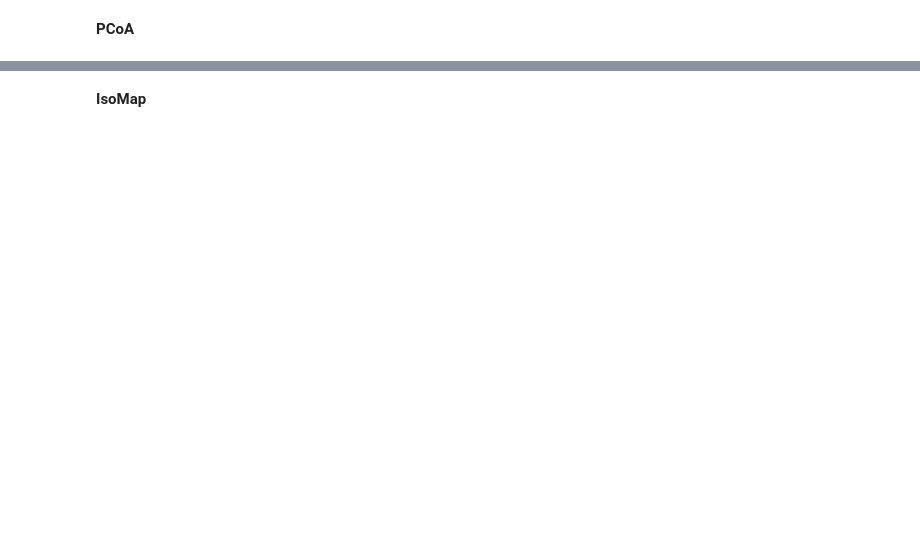
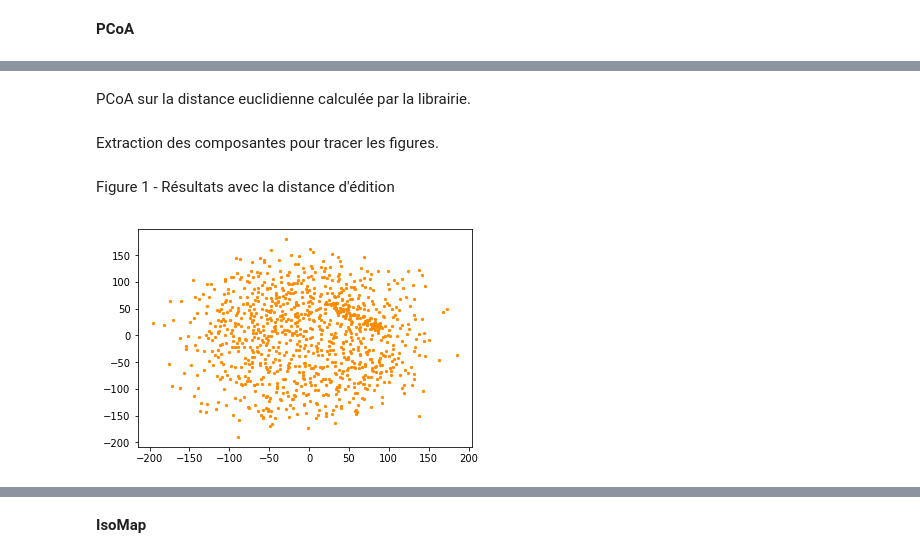
Before and after one commit to Eduard-Voiculescu/Travail_1_IFT_3700, a Jupyter notebook: Travail_1-IFT-3700.ipynb, the cells around one changed output, grey strips where cells are left out. Cells and saved outputs as stored; diff of their text form; code cells hidden in the pictures; blank space fills up the shorter version.

```diff
--- a/Travail_1-IFT-3700.ipynb
+++ b/Travail_1-IFT-3700.ipynb
@@ -357,0 +520,5 @@ Accuracy score for single linkage : 5.1 %.
+# %%
+mds_edition = MDS(dissimilarity='precomputed')
+positions_custom = mds_edition.fit(edition_train)
+# %% [markdown]
+PCoA sur la distance euclidienne calculée par la librairie.
@@ -357,0 +528,14 @@ Accuracy score for single linkage : 5.1 %.
+# %% [markdown]
+Extraction des composantes pour tracer les figures.
+# %%
+positions_e = positions_euclidean.embedding_
+positions_c = positions_custom.embedding_
+position_e_mds = position_euclidiean_mds.embedding_
+# %% [markdown]
+Figure 1 - Résultats avec la distance d'édition
+# %%
+fig = plt.figure(1)
+plt.scatter(positions_c[:, 0], positions_c[:, 1], color='darkorange', s=5, label='Distance Edition Personalisée')
+plt.show()
+# %% [output]
+[figure, added]
```
Also changed, not shown: parts of 84 cells of this notebook.
